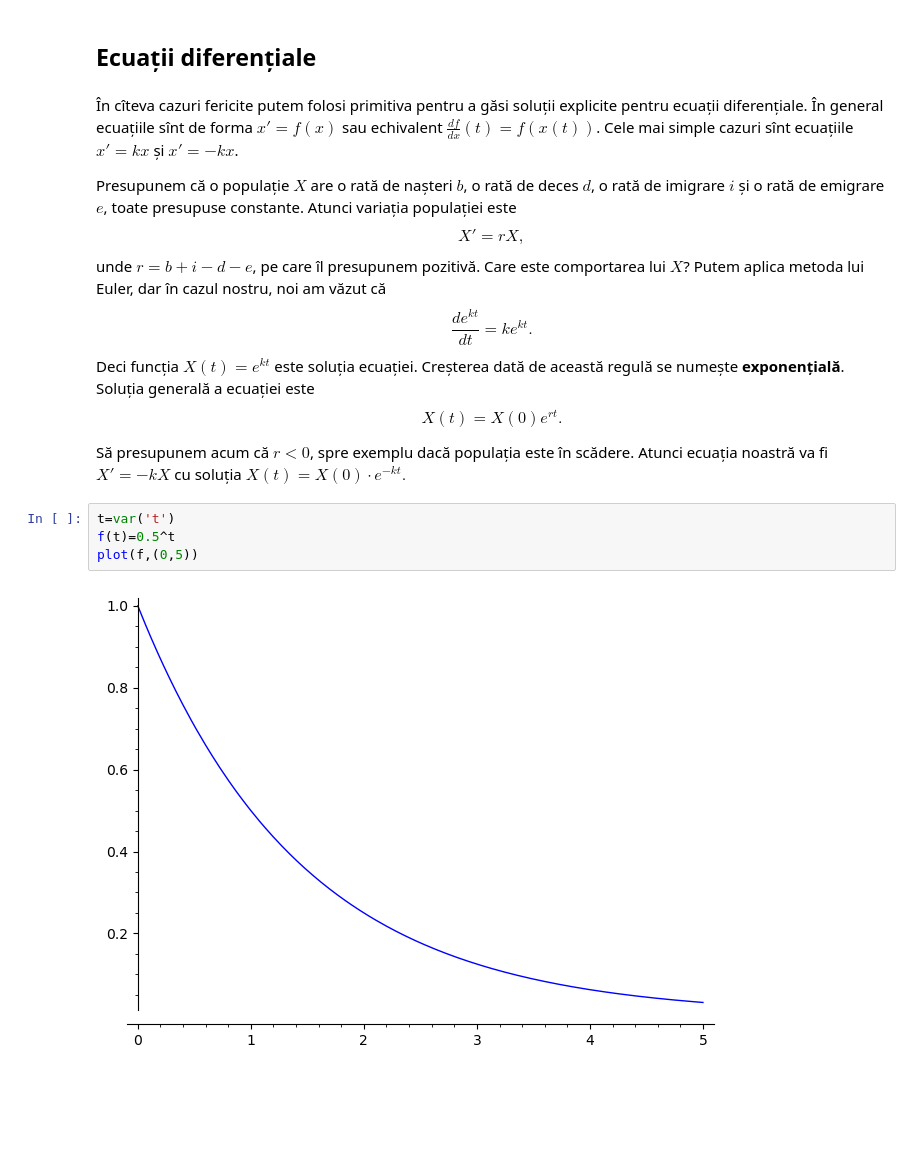
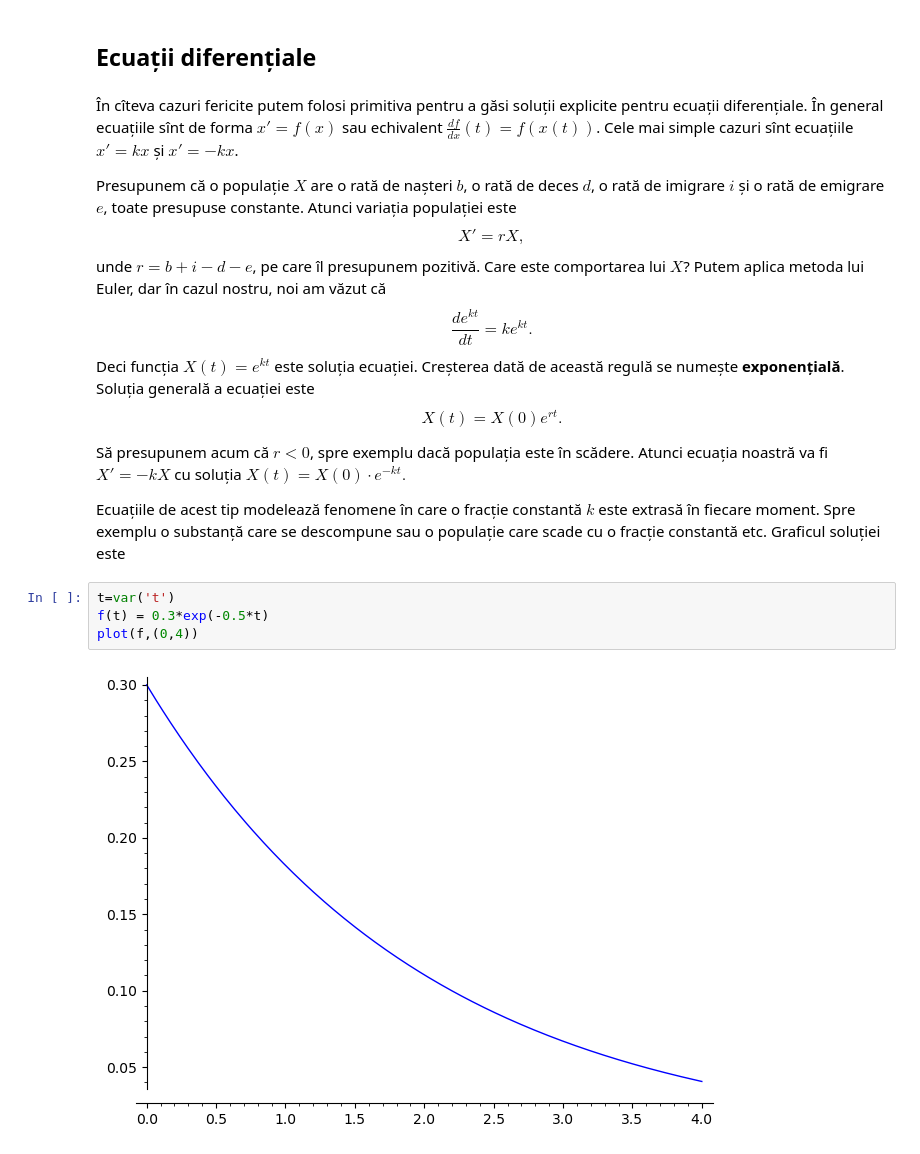
Before and after one commit to adhalanay/curs-ecologie, a Jupyter notebook: Cursul3.ipynb, the cells around one changed output. Cells and saved outputs as stored; diff of their text form; blank space fills up the shorter version.

```diff
--- a/Cursul3.ipynb
+++ b/Cursul3.ipynb
@@ -128,9 +154,12 @@ Deci funcția $X(t)=e^{kt}$ este soluția ecuației. Creșterea dată de aceast
 
 Să presupunem acum că $r<0$, spre exemplu dacă populația este în scădere. Atunci ecuația noastră va fi $X'=-kX$ cu soluția
 $X(t)=X(0)\cdot e^{-kt}.$
+
+Ecuațiile de acest tip modelează fenomene în care o fracție constantă $k$ este extrasă în fiecare moment. Spre exemplu o substanță care se descompune sau
+o populație care scade cu o fracție constantă etc. Graficul soluției este
 # %%
 t=var('t')
-f(t)=0.5^t
-plot(f,(0,5))
+f(t) = 0.3*exp(-0.5*t)
+plot(f,(0,4))
 # %% [output]
-[figure, old version]
+[figure, new version]
```
Also changed, not shown: parts of 9 cells of this notebook.
